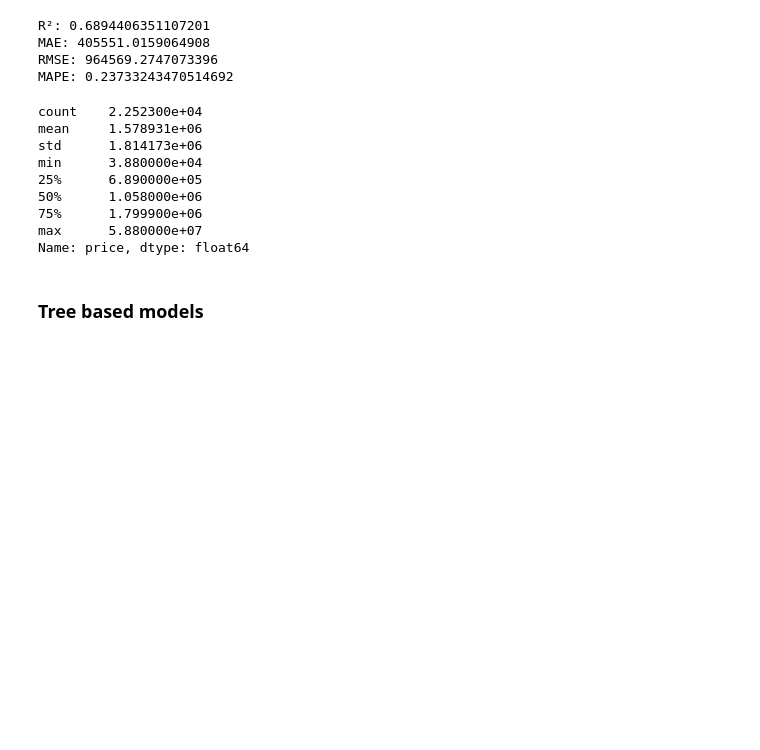
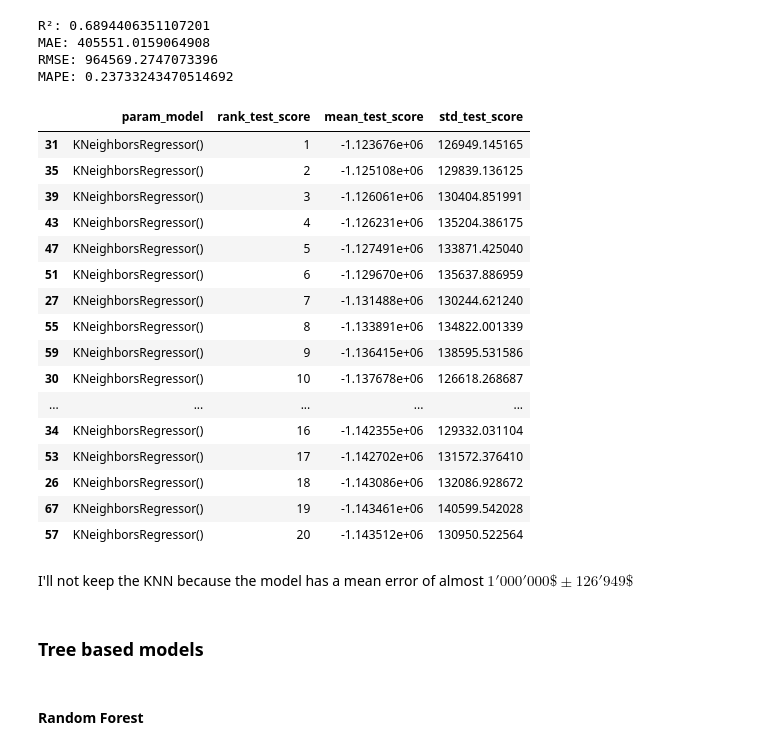
Before and after one commit to Marwane-ELM/Canada-BC-housing-price-predictor-app, a Jupyter notebook: notebooks/models_analysis.ipynb, the cells around one changed output. Drawn from its saved outputs; the diff is of its cells as text; code cells hidden in the pictures; blank space fills up the shorter version.

Commit message:
notebooks of trained models

```diff
--- a/notebooks/models_analysis.ipynb
+++ b/notebooks/models_analysis.ipynb
@@ -153,3 +161,5 @@ GridSearchCV(cv=KFold(n_splits=5, random_state=None, shuffle=False),
+# %%
+grid = load("../artifacts/grid_linear.pkl")
 # %%
 grid.best_params_
 # %% [output]
@@ -171,20 +181,33 @@ R²: 0.6894406351107201
 MAE: 405551.0159064908
 RMSE: 964569.2747073396
 MAPE: 0.23733243470514692
-# %%
-df['price'].describe()
-# %% [output]
-count    2.252300e+04
-mean     1.578931e+06
-std      1.814173e+06
-min      3.880000e+04
-25%      6.890000e+05
-50%      1.058000e+06
-75%      1.799900e+06
-max      5.880000e+07
-Name: price, dtype: float64
+# %%
+results = pd.DataFrame(grid.cv_results_)[["param_model", "rank_test_score", "mean_test_score", "std_test_score"]]
+results.sort_values("rank_test_score").iloc[:20,:]
+# %% [output]
+|  | param_model | rank_test_score | mean_test_score | std_test_score |
+| 31 | KNeighborsRegressor() | 1 | -1.123676e+06 | 126949.145165 |
+| 35 | KNeighborsRegressor() | 2 | -1.125108e+06 | 129839.136125 |
+| 39 | KNeighborsRegressor() | 3 | -1.126061e+06 | 130404.851991 |
+| 43 | KNeighborsRegressor() | 4 | -1.126231e+06 | 135204.386175 |
+| 47 | KNeighborsRegressor() | 5 | -1.127491e+06 | 133871.425040 |
+| 51 | KNeighborsRegressor() | 6 | -1.129670e+06 | 135637.886959 |
+| 27 | KNeighborsRegressor() | 7 | -1.131488e+06 | 130244.621240 |
+| 55 | KNeighborsRegressor() | 8 | -1.133891e+06 | 134822.001339 |
+| 59 | KNeighborsRegressor() | 9 | -1.136415e+06 | 138595.531586 |
+| 30 | KNeighborsRegressor() | 10 | -1.137678e+06 | 126618.268687 |
+| ... | ... | ... | ... | ... |
+| 34 | KNeighborsRegressor() | 16 | -1.142355e+06 | 129332.031104 |
+| 53 | KNeighborsRegressor() | 17 | -1.142702e+06 | 131572.376410 |
+| 26 | KNeighborsRegressor() | 18 | -1.143086e+06 | 132086.928672 |
+| 67 | KNeighborsRegressor() | 19 | -1.143461e+06 | 140599.542028 |
+| 57 | KNeighborsRegressor() | 20 | -1.143512e+06 | 130950.522564 |
+# %% [markdown]
+I'll not keep the KNN because the model has a mean error of almost $1'000'000\$ ± 126'949 \$$
 # %% [markdown]
 ### Tree based models
+# %% [markdown]
+#### Random Forest
 # %%
 pipe_trees = Pipeline([
     ('model', RandomForestRegressor())
```
Also changed, not shown: parts of 22 cells of this notebook, 2 other files.
